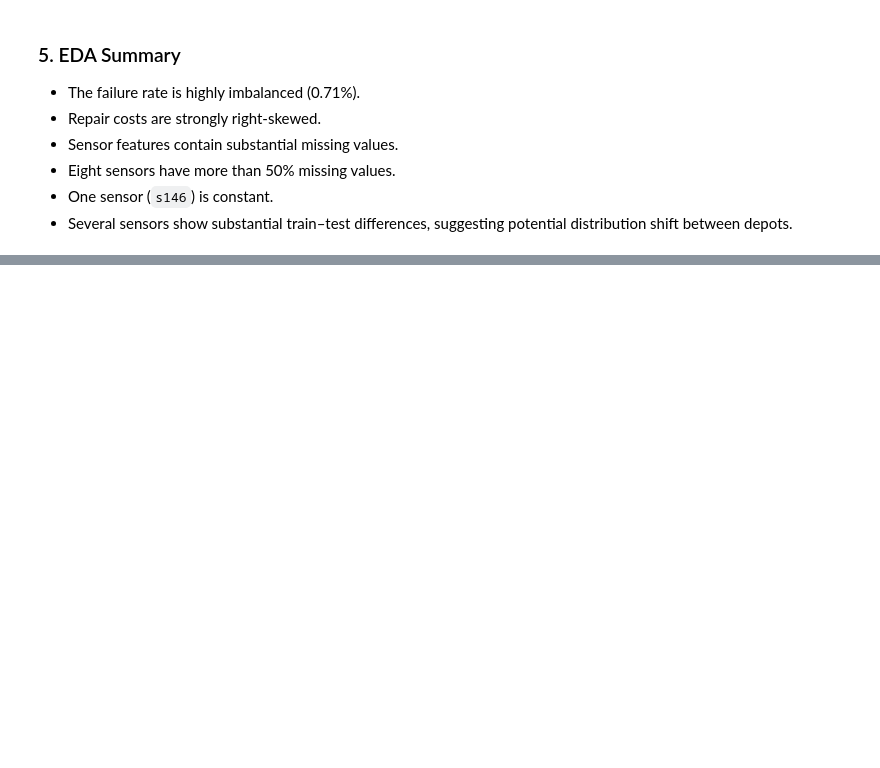
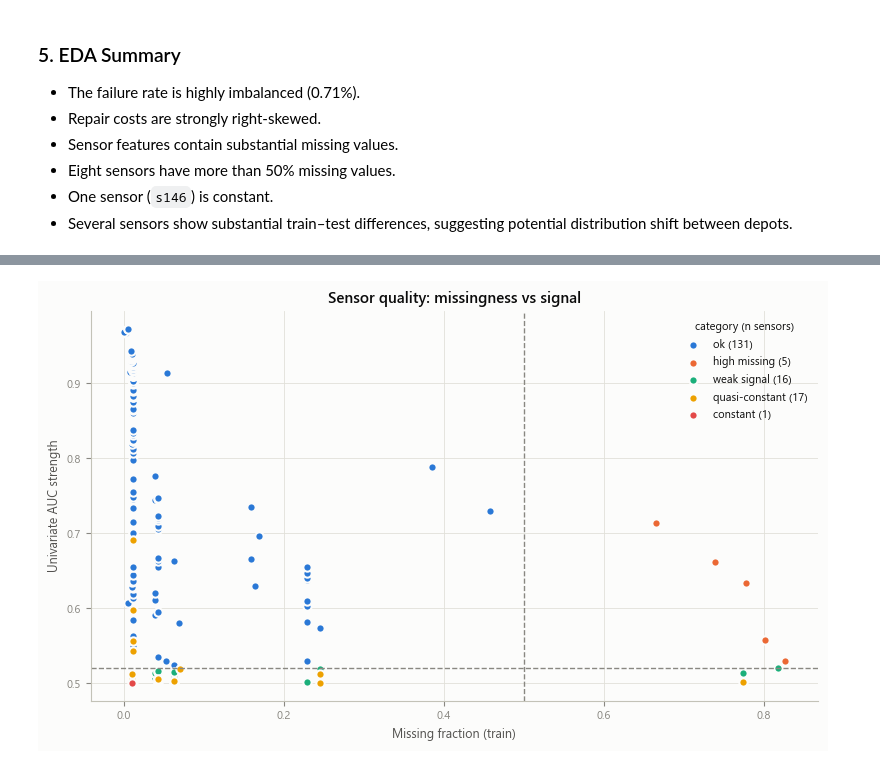
Before and after one commit to avnishraj-jpg/fleet_maintenance_p2_team38, a Jupyter notebook: notebooks/eda.ipynb, the cells around one changed output, grey strips where cells are left out. Drawn from its saved outputs; the diff is of its cells as text; code cells hidden in the pictures; blank space fills up the shorter version.

```diff
--- a/notebooks/eda.ipynb
+++ b/notebooks/eda.ipynb
@@ -270,0 +363,10 @@ display(sensor_comparison.sort_values("Mean Difference (%)", ascending=False).he
+# %%
+quality = fa.feature_quality(train_df, sensors, signal)
+
+flag_counts = quality[["constant", "quasi_constant", "high_missing", "weak_signal"]].sum()
+display(flag_counts.rename("n_sensors").to_frame())
+
+print("Sensors with two or more flags:")
+display(quality[quality["n_flags"] >= 2][
+    ["n_unique", "top_value_freq", "missing_frac", "auc_strength", "category"]
+])
@@ -270,0 +397,4 @@ display(sensor_comparison.sort_values("Mean Difference (%)", ascending=False).he
+# %%
+fa.plot_feature_quality(quality);
+# %% [output]
+[figure, added]
```
Also changed, not shown: parts of 44 cells of this notebook, 1 other file.
